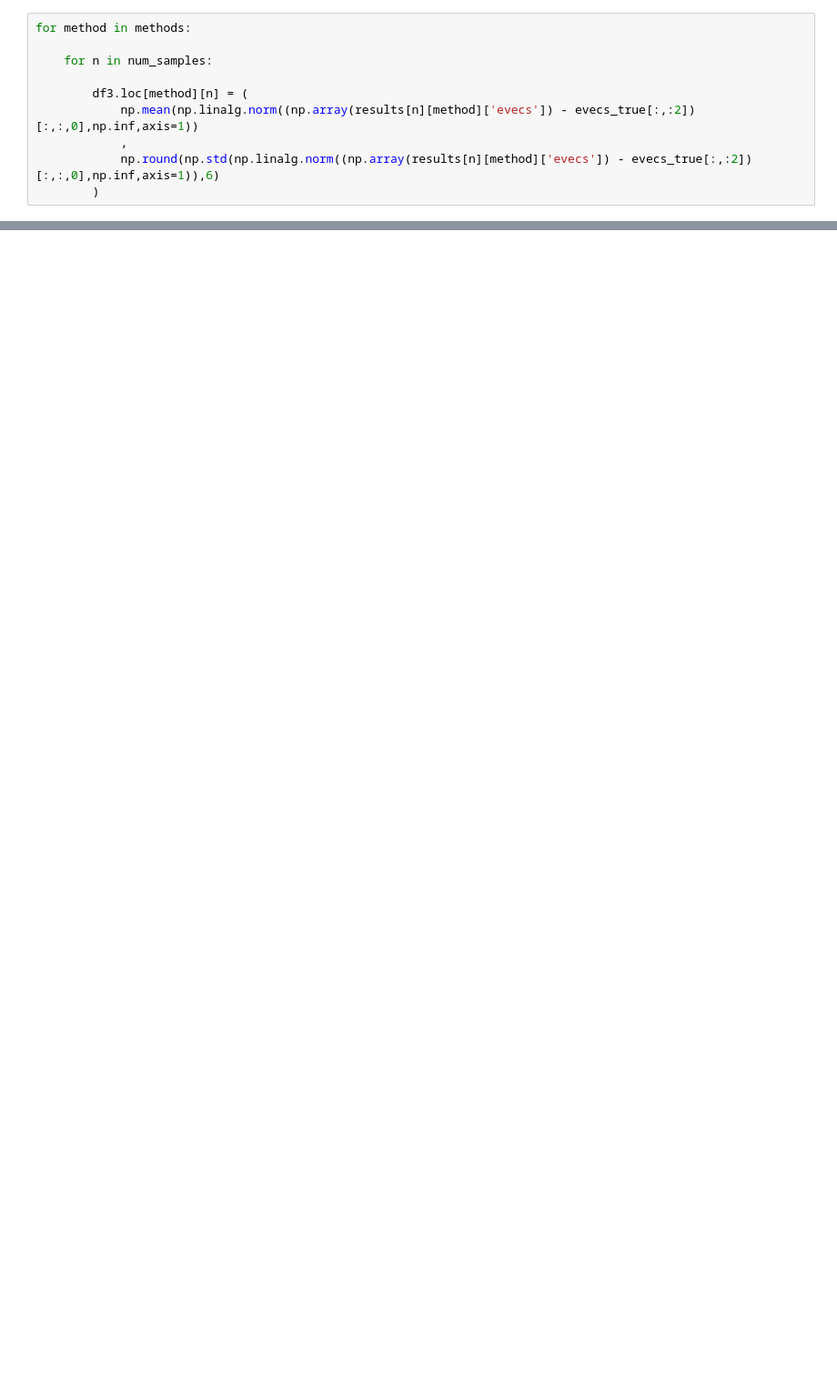
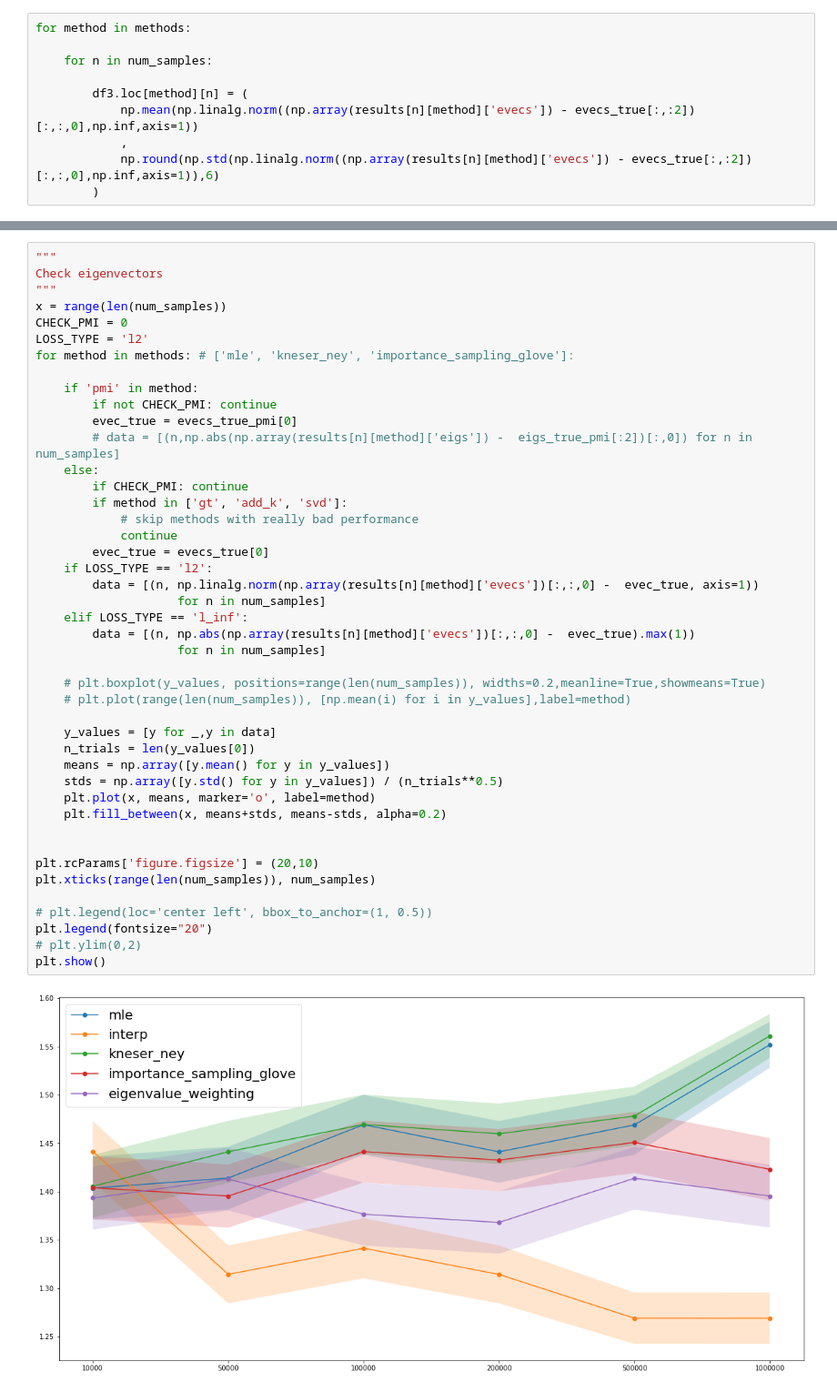
Before and after one commit to utsavdutta98/replearning, a Jupyter notebook: run.ipynb, the cells around one changed output, grey strips where cells are left out. Shown at 91% size. Cells and saved outputs as stored; diff of their text form; blank space fills up the shorter version.

```diff
--- a/run.ipynb
+++ b/run.ipynb
@@ -239,0 +315,46 @@ plt.show()
+# %%
+"""
+Check eigenvectors
+"""
+x = range(len(num_samples))
+CHECK_PMI = 0
+LOSS_TYPE = 'l2'
+for method in methods: # ['mle', 'kneser_ney', 'importance_sampling_glove']:
+
+    if 'pmi' in method:
+        if not CHECK_PMI: continue
+        evec_true = evecs_true_pmi[0]
+        # data = [(n,np.abs(np.array(results[n][method]['eigs']) -  eigs_true_pmi[:2])[:,0]) for n in num_samples]
+    else:
+        if CHECK_PMI: continue
+        if method in ['gt', 'add_k', 'svd']:
+            # skip methods with really bad performance
+            continue
+        evec_true = evecs_true[0]
+    if LOSS_TYPE == 'l2':
+        data = [(n, np.linalg.norm(np.array(results[n][method]['evecs'])[:,:,0] -  evec_true, axis=1))
+                    for n in num_samples]
+    elif LOSS_TYPE == 'l_inf':
+        data = [(n, np.abs(np.array(results[n][method]['evecs'])[:,:,0] -  evec_true).max(1))
+                    for n in num_samples]
+
+    # plt.boxplot(y_values, positions=range(len(num_samples)), widths=0.2,meanline=True,showmeans=True)
+    # plt.plot(range(len(num_samples)), [np.mean(i) for i in y_values],label=method)
+
+    y_values = [y for _,y in data]
+    n_trials = len(y_values[0])
+    means = np.array([y.mean() for y in y_values])
+    stds = np.array([y.std() for y in y_values]) / (n_trials**0.5)
+    plt.plot(x, means, marker='o', label=method)
+    plt.fill_between(x, means+stds, means-stds, alpha=0.2)
+
+
+plt.rcParams['figure.figsize'] = (20,10)
+plt.xticks(range(len(num_samples)), num_samples)
+
+# plt.legend(loc='center left', bbox_to_anchor=(1, 0.5))
+plt.legend(fontsize="20")
+# plt.ylim(0,2)
+plt.show()
+# %% [output]
+[figure, added]
```
Also changed, not shown: parts of 18 cells of this notebook.
